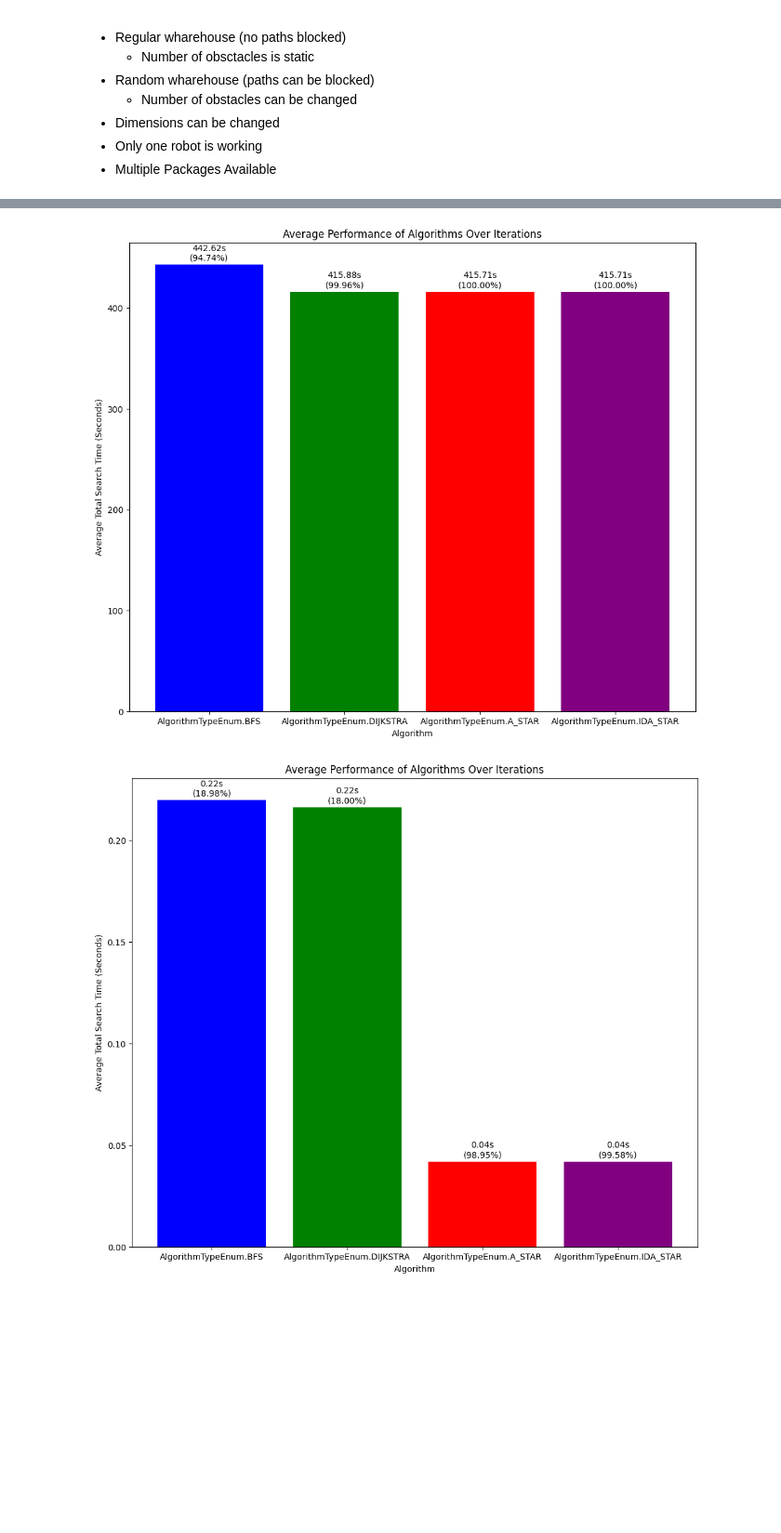
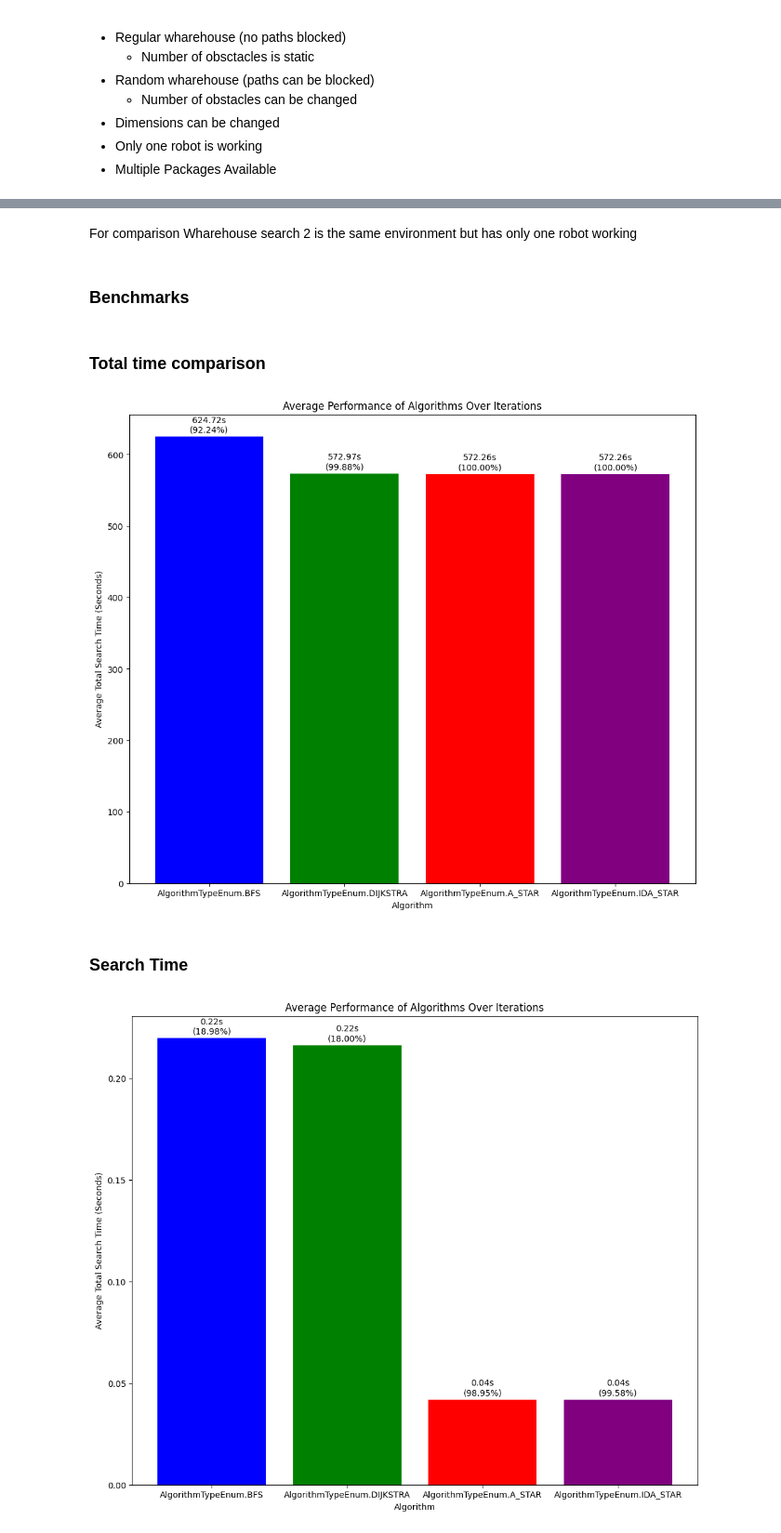
Before and after one commit to 0xdbff/AI, a Jupyter notebook: tp01.ipynb, the cells around one changed output, grey strips where cells are left out. Shown at 93% size. Cells and saved outputs as stored; diff of their text form; code cells hidden in the pictures; blank space fills up the shorter version.

```diff
--- a/tp01.ipynb
+++ b/tp01.ipynb
@@ -110,18 +176,26 @@ Total cost (maximum working time + computational time): 675.8648729324341 units
+# %% [markdown]
+For comparison Wharehouse search 2 is the same environment but has only one robot working
+# %% [markdown]
+### Benchmarks
 # %%
 from src.utils import visualize_data
 from src.eval import test_algorithms, test_algorithms_computation, test_heuristic
+# %% [markdown]
+### Total time comparison
 # %%
 algorithms = [
     AlgorithmTypeEnum.BFS,
     AlgorithmTypeEnum.DIJKSTRA,
     AlgorithmTypeEnum.A_STAR,
     AlgorithmTypeEnum.IDA_STAR,
 ]
 
-absolute_data, relative_data = test_algorithms(algorithms, HeuristicEnum.MANHATTAN, 5, 200, 200)
+absolute_data, relative_data = test_algorithms(algorithms, HeuristicEnum.MANHATTAN, 20, 400, 400)
 visualize_data(absolute_data, relative_data)
 # %% [output]
-[figure, old version]
+[figure, new version]
+# %% [markdown]
+### Search Time
 # %%
 algorithms = [
     AlgorithmTypeEnum.BFS,
```
Also changed, not shown: parts of 19 cells of this notebook, 1 other file.
